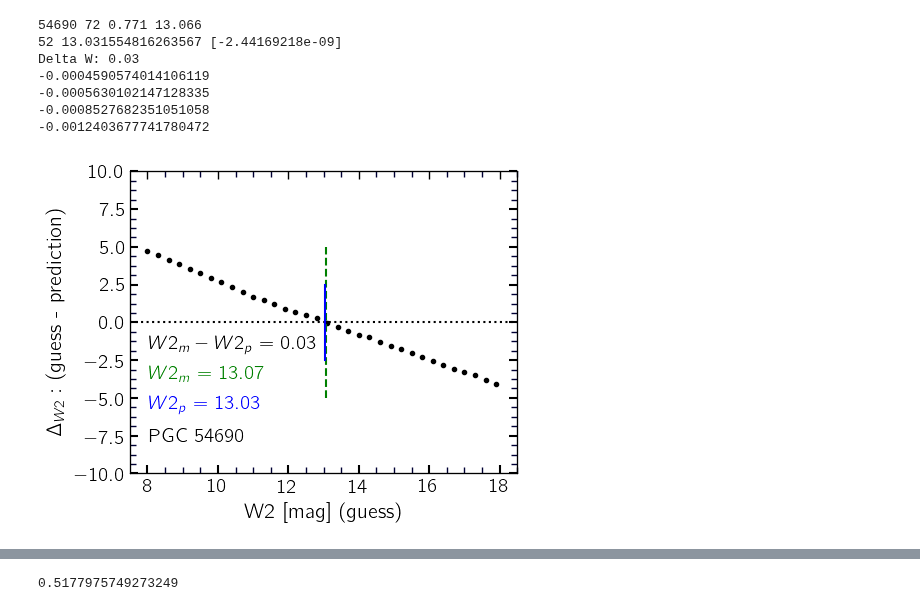
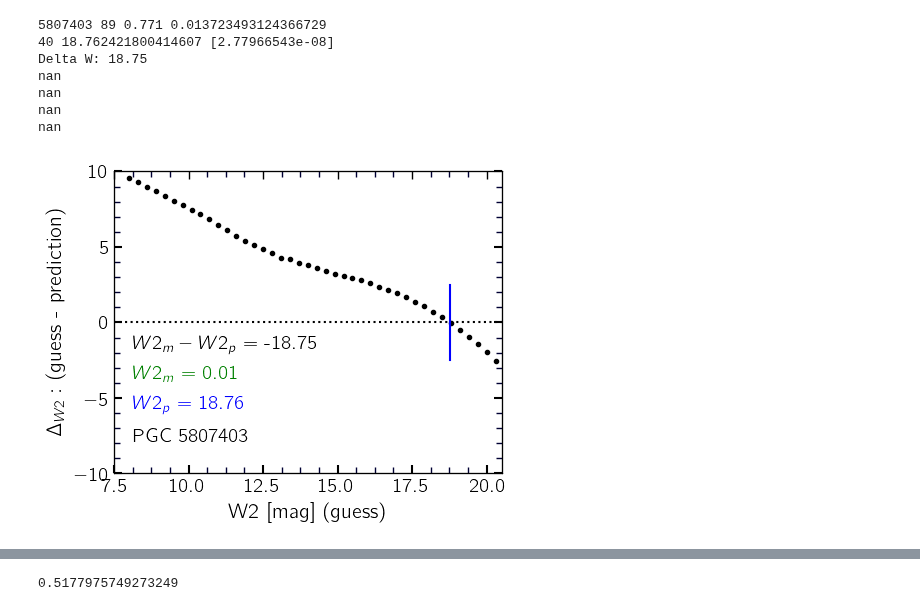
Before and after one commit to ekourkchi/reddening, a Jupyter notebook: playing_with_Random_Forest.ipynb, the cells around one changed output, grey strips where cells are left out. Drawn from its saved outputs; the diff is of its cells as text; code cells hidden in the pictures.

Commit message:
increased the domain range of the solver function

```diff
--- a/playing_with_Random_Forest.ipynb
+++ b/playing_with_Random_Forest.ipynb
@@ -183,8 +183,8 @@ Xp = p_y_trn[indx]
 Y = X-Xp
 m, b = np.polyfit(X,Y, 1)
 
-m=0
-b=0
+# m=0
+# b=0
 
 p_y_trn = (p_y_trn+b)/(1-m)
 p_y_cvl = (p_y_cvl+b)/(1-m)
@@ -202,9 +255,13 @@ pc0     -->  88.20%
+# %%
+indx, = np.where(table['pgc']==5807403)
+
+j = indx[0]
+table_cvl = table
 # %%
-j = 50
+# j = 50
 PGC  = table_cvl['pgc'][j]
 W2   = table_cvl['w2'][j]
 INC  = table_cvl["inc"][j]
-P0   = table_cvl["pc0"][j]
 M21  = table_cvl["m21"][j]
 M0   = table_cvl["logWimx"][j]
 WBA  = table_cvl["Wba"][j]
@@ -219,14 +276,15 @@ def f(w2):
 fig = py.figure(figsize=(5, 4), dpi=100)
 ax = fig.add_subplot(111)
 
-for w2 in np.arange(8,18,0.3):
+for w2 in np.arange(8,20.5,0.3):
     delta = f(w2)
     ax.plot([w2], [delta], 'k.')
 
 
+
 ax.plot([W2,W2], [ylim[0],ylim[1]], 'g--')
-ax.plot([7.5,18.5], [0,0], 'k:')
-ax.set_xlim([7.5,18.5])
+ax.plot([7.5,20.5], [0,0], 'k:')
+ax.set_xlim([7.5,20.5])
 ax.set_ylim([-10,10])
 xlim = ax.get_xlim()
 ylim = ax.get_ylim()
@@ -242,42 +300,42 @@ ax.text(x0,y0, 'PGC '+'%d'%PGC, fontsize=14, color='k')
 ax.set_xlabel('W2 [mag] (guess)', fontsize=15)
 ax.set_ylabel(r'$\Delta_{W2}:$'+' (guess - prediction)', fontsize=15)
 ###############################################
 
-out = solver(f, 8, 18, threshold=0.001)
+out = solver(f, 7, 21, threshold=0.001)
 if out==None:
     print 'Not solvable ... !!!'
 else:
     w2p, N = out
     w2p=w2p[0]
 
 
     x0 = 0.95*xlim[0]+0.05*xlim[1]
     y0 = 0.6*ylim[0]+0.40*ylim[1]
     ax.text(x0,y0, r'$W2_m-W2_p$'+' = '+'%.2f'%(W2-w2p), fontsize=14, color='k')
     y0 = 0.7*ylim[0]+0.30*ylim[1]
     ax.text(x0,y0, r'$W2_m$'+' = '+'%.2f'%(W2), fontsize=14, color='green')
     y0 = 0.8*ylim[0]+0.20*ylim[1]
     ax.text(x0,y0, r'$W2_p$'+' = '+'%.2f'%w2p, fontsize=14, color='blue')
 
 
 
     print N, w2p, f(w2p)
     print 'Delta W: '+'%.2f'%np.abs(w2p-W2)
     _, _, _, P0p = get_PC(w2p, M21, M0, WBA, R50)
     print redCorrect(INC, P0p, band1='g', band2='w2')-redCorrect(INC, P0, band1='g', band2='w2')
     print redCorrect(INC, P0p, band1='r', band2='w2')-redCorrect(INC, P0, band1='r', band2='w2')
     print redCorrect(INC, P0p, band1='i', band2='w2')-redCorrect(INC, P0, band1='i', band2='w2')
     print redCorrect(INC, P0p, band1='z', band2='w2')-redCorrect(INC, P0, band1='z', band2='w2')
     ax.plot([w2p,w2p], [ylim[0]/4.,ylim[1]/4.], 'b-')
 # %% [output]
-54690 72 0.771 13.066
-52 13.031554816263567 [-2.44169218e-09]
-Delta W: 0.03
--0.0004590574014106119
--0.0005630102147128335
--0.0008527682351051058
--0.0012403677741780472
+5807403 89 0.771 0.013723493124366729
+40 18.762421800414607 [2.77966543e-08]
+Delta W: 18.75
+nan
+nan
+nan
+nan
-[figure, old version]
+[figure, new version]
 # %%
 a = time.time()
 
```
Also changed, not shown: parts of 3 cells of this notebook.
